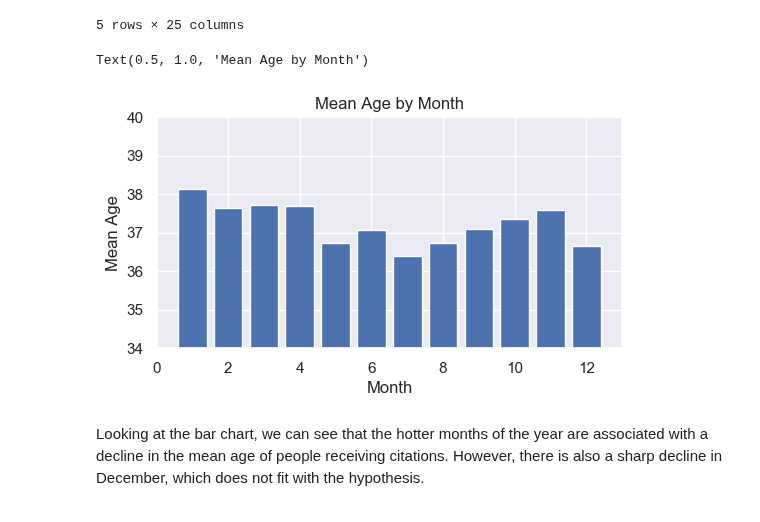
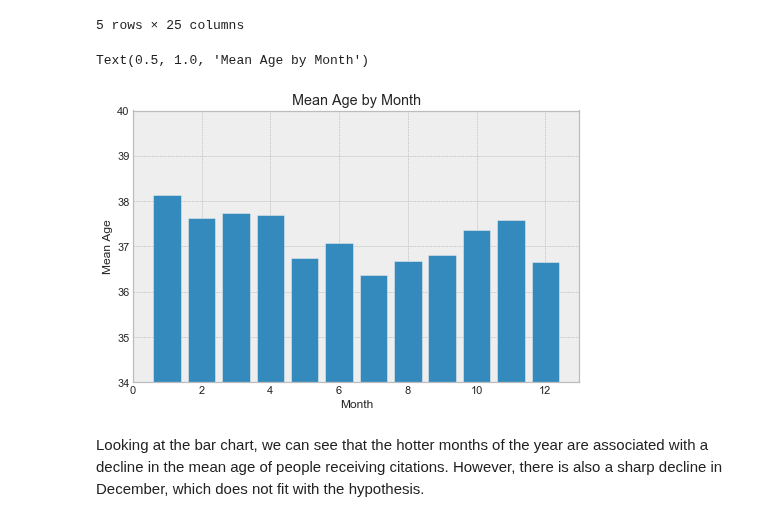
Before and after one commit to mrkjhsn/Thinkful-Exercises, a Jupyter notebook: capstone_1/Influence of Seasonal Visitors on City of Scottsdale Citations.ipynb, the cells around one changed output. Cells and saved outputs as stored; diff of their text form; code cells hidden in the pictures.

```diff
--- a/capstone_1/Influence of Seasonal Visitors on City of Scottsdale Citations.ipynb
+++ b/capstone_1/Influence of Seasonal Visitors on City of Scottsdale Citations.ipynb
@@ -176,17 +166,18 @@ top20_citations.head()
 | 8 | 28-1381A1 | 18.0 | DUI-Impaired to Slightest Degree | 2065679 | 2018-06-23 | 1023 | ... |
 5 rows × 25 columns
 # %%
-plt.figure(figsize=(6,3))
+plt.figure(figsize=(8,5))
+plt.style.use('bmh')
 plt.bar(top20_citations.groupby(top20_citations.month)['cited_person_age'].mean().reset_index().iloc[:,0],
        top20_citations.groupby(top20_citations.month)['cited_person_age'].mean().reset_index().iloc[:,1])
 
 plt.ylim(34, 40)
 plt.ylabel('Mean Age')
 plt.xlabel('Month')
 plt.title("Mean Age by Month")
 # %% [output]
 Text(0.5, 1.0, 'Mean Age by Month')
-[figure, old version]
+[figure, new version]
 # %% [markdown]
 Looking at the bar chart, we can see that the hotter months of the year are associated with a decline in the mean age of people receiving citations.  However, there is also a sharp decline in December, which does not fit with the hypothesis.
 # %% [markdown]
```
Also changed, not shown: parts of 55 cells of this notebook.
